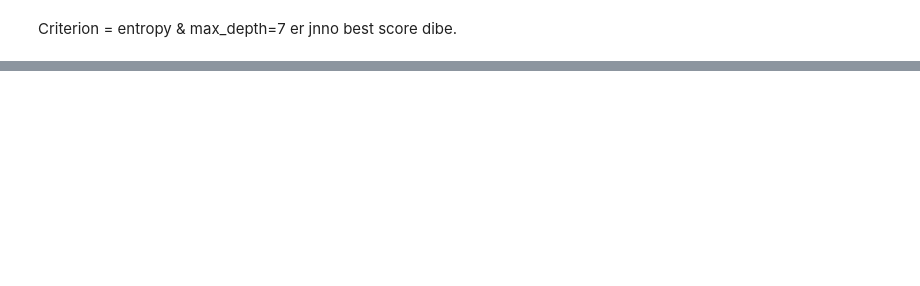
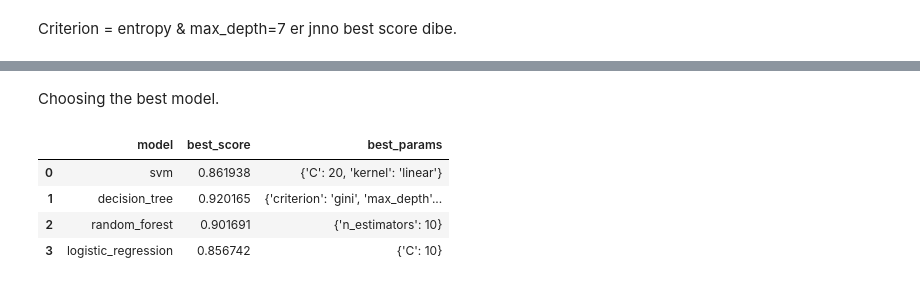
Before and after one commit to AfsanaBrishty/Machine-Learning-and-Deep-Learning-with-Python, a Jupyter notebook: Decision_Tree_and_Random_Forest.ipynb, the cells around one changed output, grey strips where cells are left out. Saved outputs shown, nothing was run; the diff lists cells and outputs as text; code cells hidden in the pictures; blank space fills up the shorter version.

Commit message:
Choosing the best model

```diff
--- a/Decision_Tree_and_Random_Forest.ipynb
+++ b/Decision_Tree_and_Random_Forest.ipynb
@@ -208,0 +209,2 @@ grid.best_score_
+# %% [markdown]
+Choosing the best model.
@@ -208,0 +245,20 @@ grid.best_score_
+# %%
+scores = []
+
+for model_name, mp in model_params.items():
+    clf =  GridSearchCV(mp['model'], mp['params'], cv=5, return_train_score=False)
+    clf.fit(inputs_n, target)
+    scores.append({
+        'model': model_name,
+        'best_score': clf.best_score_,
+        'best_params': clf.best_params_
+    })
+
+df = pd.DataFrame(scores,columns=['model','best_score','best_params'])
+df
+# %% [output]
+|  | model | best_score | best_params |
+| 0 | svm | 0.861938 | {'C': 20, 'kernel': 'linear'} |
+| 1 | decision_tree | 0.920165 | {'criterion': 'gini', 'max_depth'... |
+| 2 | random_forest | 0.901691 | {'n_estimators': 10} |
+| 3 | logistic_regression | 0.856742 | {'C': 10} |
```
Also changed, not shown: parts of 8 cells of this notebook.
